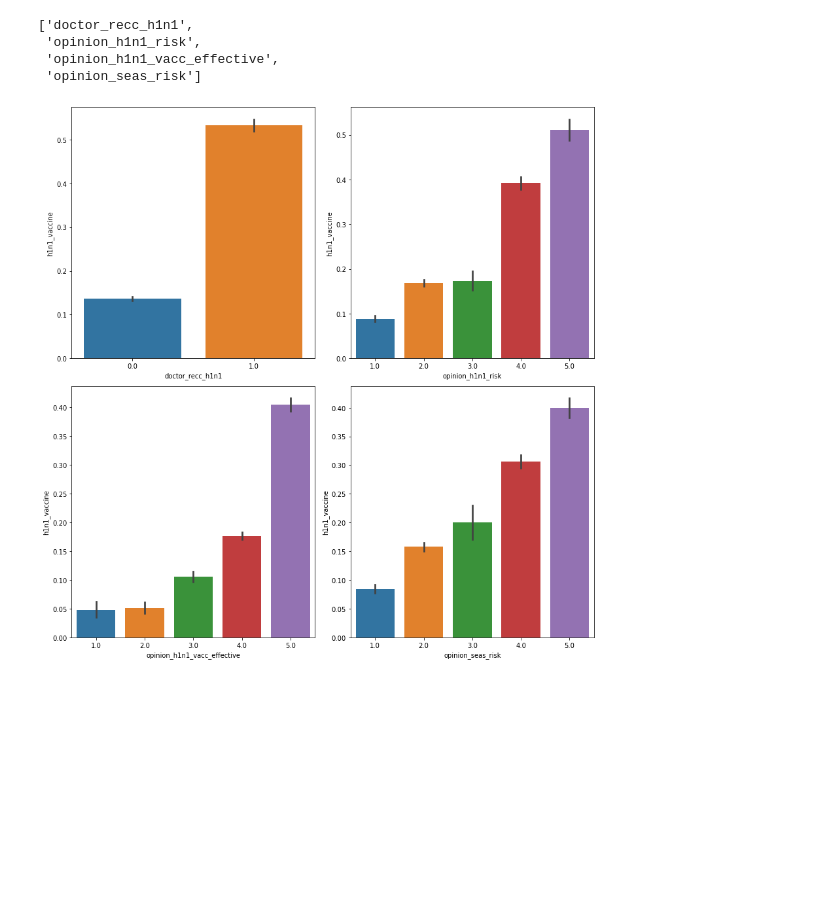
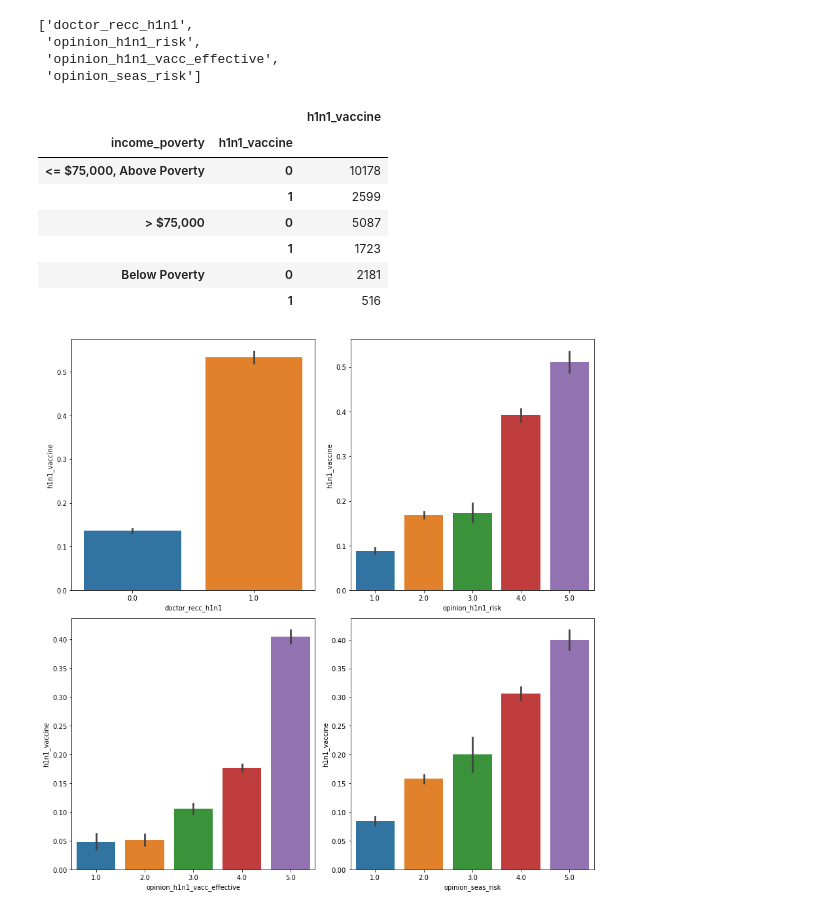
Before and after one commit to willmbennett/h1n1_competition, a Jupyter notebook: index.ipynb, the cells around one changed output. Drawn from its saved outputs; the diff is of its cells as text; code cells hidden in the pictures; blank space fills up the shorter version.

```diff
--- a/index.ipynb
+++ b/index.ipynb
@@ -238,6 +213,18 @@ key_cols
  'opinion_h1n1_risk',
  'opinion_h1n1_vacc_effective',
  'opinion_seas_risk']
+# %%
+# Get counts for presentaion plots
+pd.DataFrame(df_combined.groupby(['income_poverty','h1n1_vaccine'])['h1n1_vaccine'].agg('count'))
+# %% [output]
+|  |  | h1n1_vaccine |
+| income_poverty | h1n1_vaccine |  |
+| <= $75,000, Above Poverty | 0 | 10178 |
+|  | 1 | 2599 |
+| > $75,000 | 0 | 5087 |
+|  | 1 | 1723 |
+| Below Poverty | 0 | 2181 |
+|  | 1 | 516 |
 # %%
 fig, ax = plt.subplots(2, 2, figsize=(12,12))
 for row in range(2):
```
Also changed, not shown: parts of 54 cells of this notebook, 1 other file.
